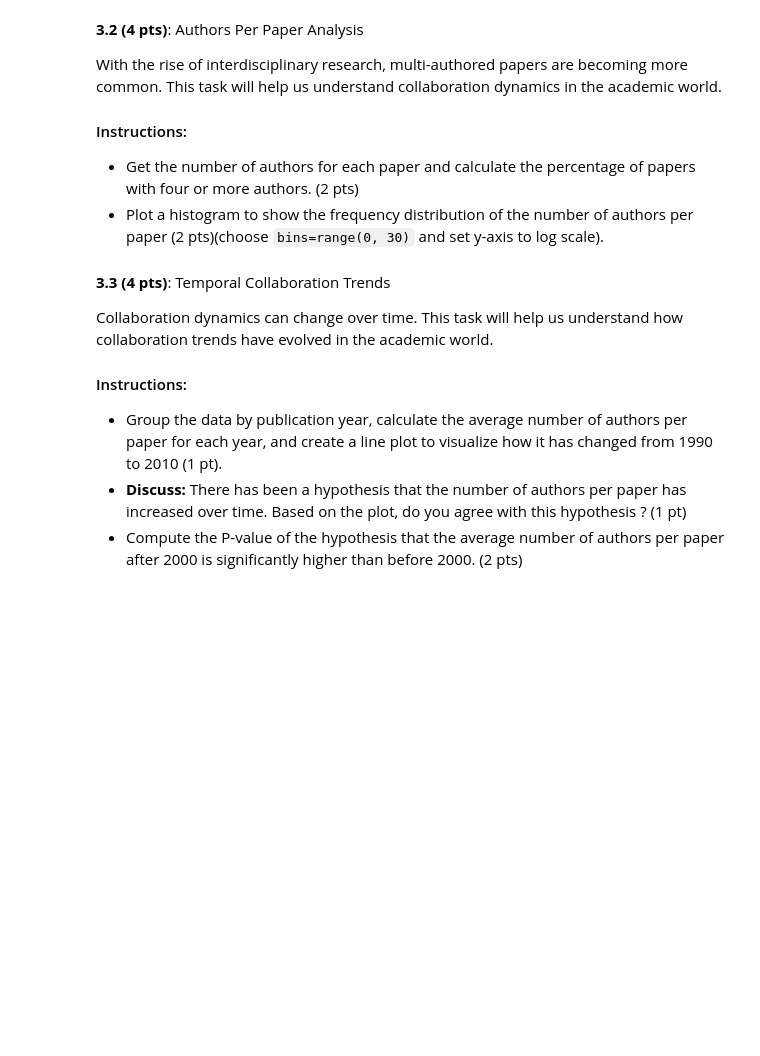
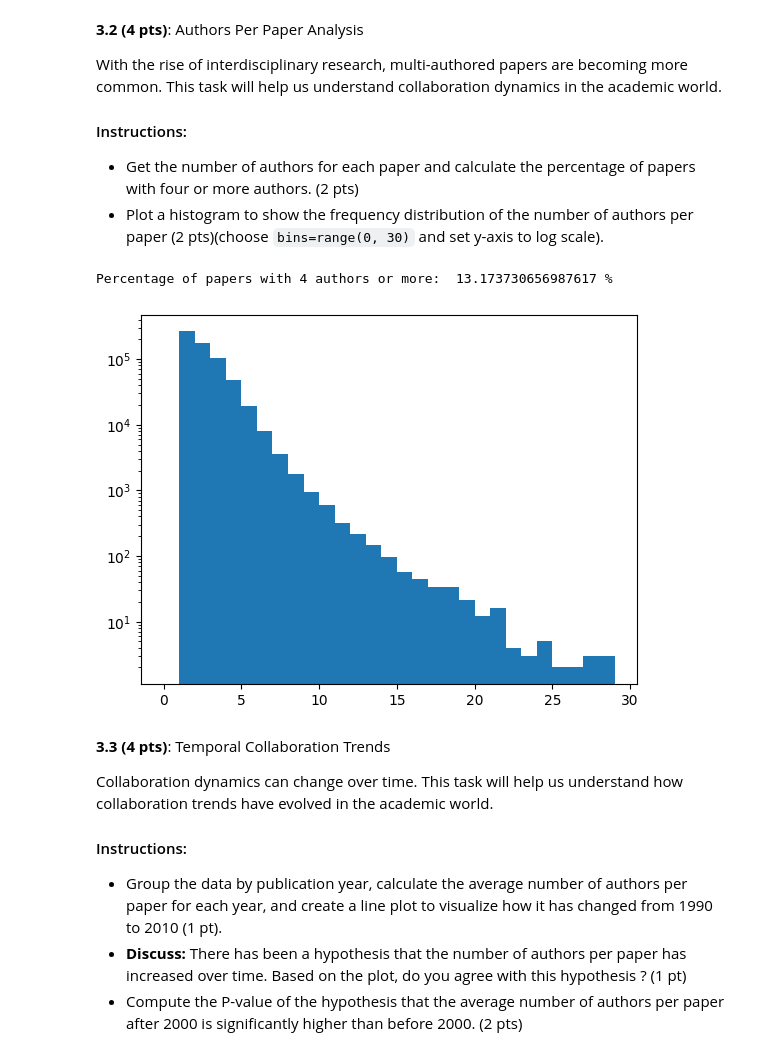
Before and after one commit to YouriGndl/2024, a Jupyter notebook: Exam/exam.ipynb, the cells around one changed output. Drawn from its saved outputs; the diff is of its cells as text; code cells hidden in the pictures; blank space fills up the shorter version.

```diff
--- a/Exam/exam.ipynb
+++ b/Exam/exam.ipynb
@@ -304,3 +342,20 @@ With the rise of interdisciplinary research, multi-authored papers are becoming
+# %%
+df.head()
+df_copy = df
+df_copy['count']=df_copy['authors'].apply(lambda x : len(x))
+total = df_copy.size
+df_four = df_copy[df_copy['count'] > 3]
+four_or_more = df_four.size
+perc = four_or_more/total*100
+print("Percentage of papers with 4 authors or more: ", perc, "%")
+# df_four.head()
+# %% [output]
+Percentage of papers with 4 authors or more:  13.173730656987617 %
+# %%
+plt.hist(df_copy['count'].values, bins = range(0, 30))
+plt.yscale('log')
+# %% [output]
+[figure, added]
 # %% [markdown]
 **3.3 (4 pts)**: Temporal Collaboration Trends
 
```
Also changed, not shown: parts of 9 cells of this notebook.
